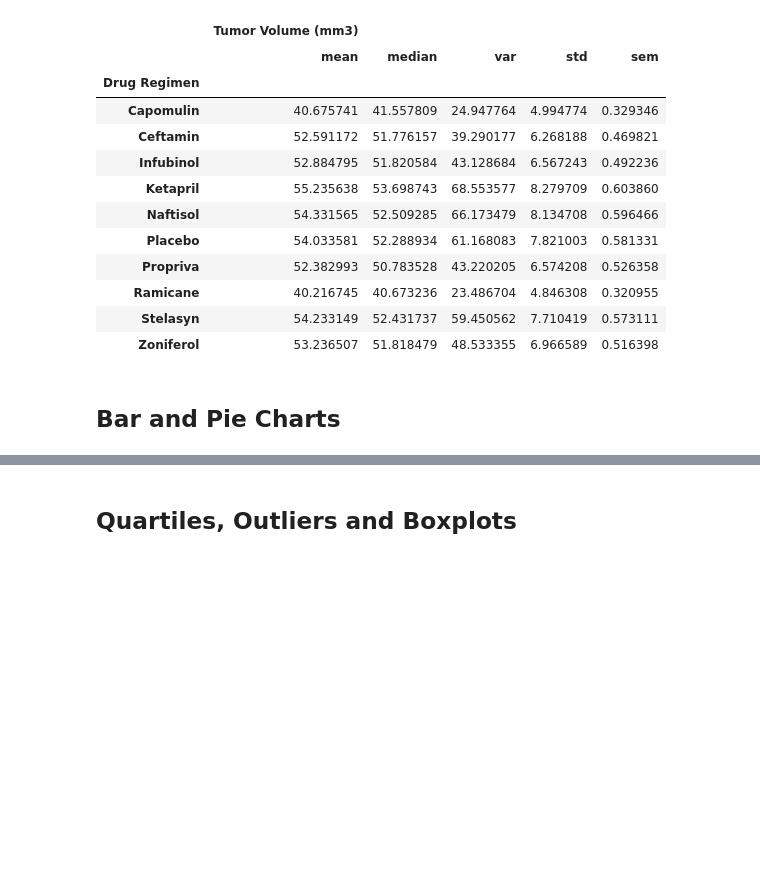
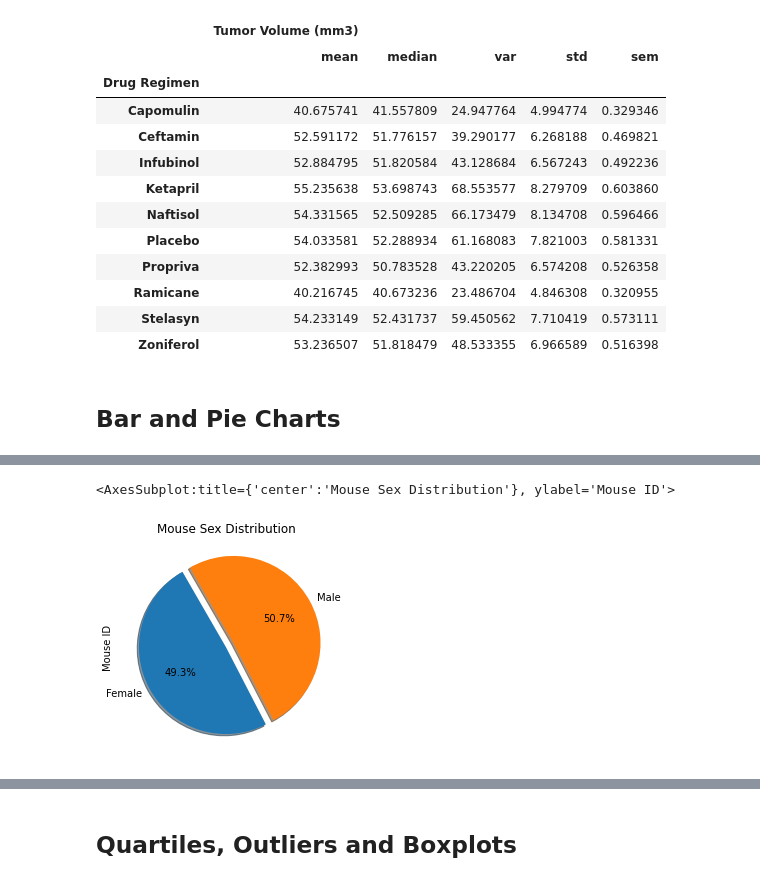
Before and after one commit to JuanjoFernandez/pharmaceutical, a Jupyter notebook: Pymaceuticals/pymaceuticals_starter.ipynb, the cells around one changed output, grey strips where cells are left out. Cells and saved outputs as stored; diff of their text form; code cells hidden in the pictures; blank space fills up the shorter version.

```diff
--- a/Pymaceuticals/pymaceuticals_starter.ipynb
+++ b/Pymaceuticals/pymaceuticals_starter.ipynb
@@ -187,0 +202,11 @@ bar_plot_data.plot(kind = 'bar', title = 'Number of measurements by Drug Regimen
+# %%
+# Generate a pie plot showing the distribution of female versus male mice using pandas
+
+#pulling data from the study
+sex_dist = clean_study[['Mouse ID', 'Sex']].groupby('Sex').count().reset_index()
+#plotting using pandas
+sex_dist.plot(y='Mouse ID', kind ='pie', title = 'Mouse Sex Distribution', legend=False, autopct="%1.1f%%", explode=(0, 0.1),
+              shadow = True, startangle = 120, labels = sex_dist['Sex'])
+# %% [output]
+<AxesSubplot:title={'center':'Mouse Sex Distribution'}, ylabel='Mouse ID'>
+[figure, added]
```
Also changed, not shown: parts of 6 cells of this notebook, 1 other file.
